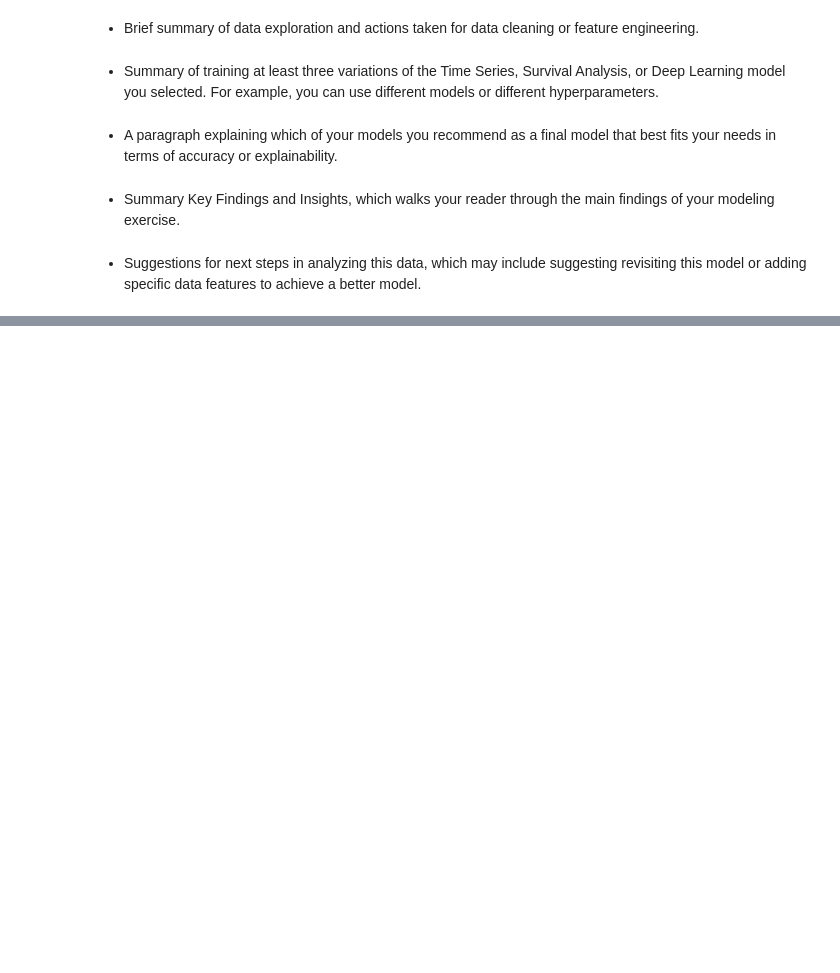
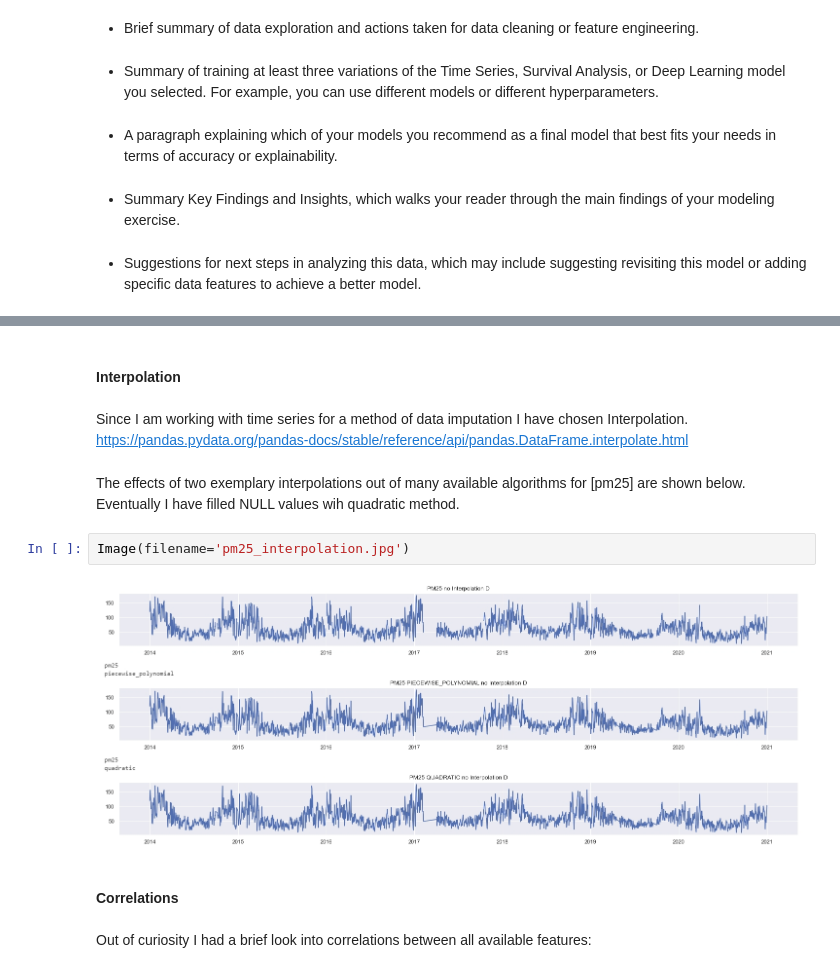
Before and after one commit to KonuTech/air-quality-ursynow-at-warsaw-RNN-LSTM-deep-learning-techniques, a Jupyter notebook: LSTM.ipynb, the cells around one changed output, grey strips where cells are left out. Cells and saved outputs as stored; diff of their text form; blank space fills up the shorter version.

```diff
--- a/LSTM.ipynb
+++ b/LSTM.ipynb
@@ -600,0 +679,16 @@ Sections required in your report:
+# %% [markdown]
+#### Interpolation
+# %% [markdown]
+Since I am working with time series for a method of data imputation I have chosen Interpolation.
+https://pandas.pydata.org/pandas-docs/stable/reference/api/pandas.DataFrame.interpolate.html
+# %% [markdown]
+The effects of two exemplary interpolations out of many available algorithms for [pm25] are shown below.
+Eventually I have filled NULL values wih quadratic method.
+# %%
+Image(filename='pm25_interpolation.jpg')
+# %% [output]
+[figure, added]
+# %% [markdown]
+#### Correlations
+# %% [markdown]
+Out of curiosity I had a brief look into correlations between all available features:
```
Also changed, not shown: parts of 98 cells of this notebook, 7 other files.
